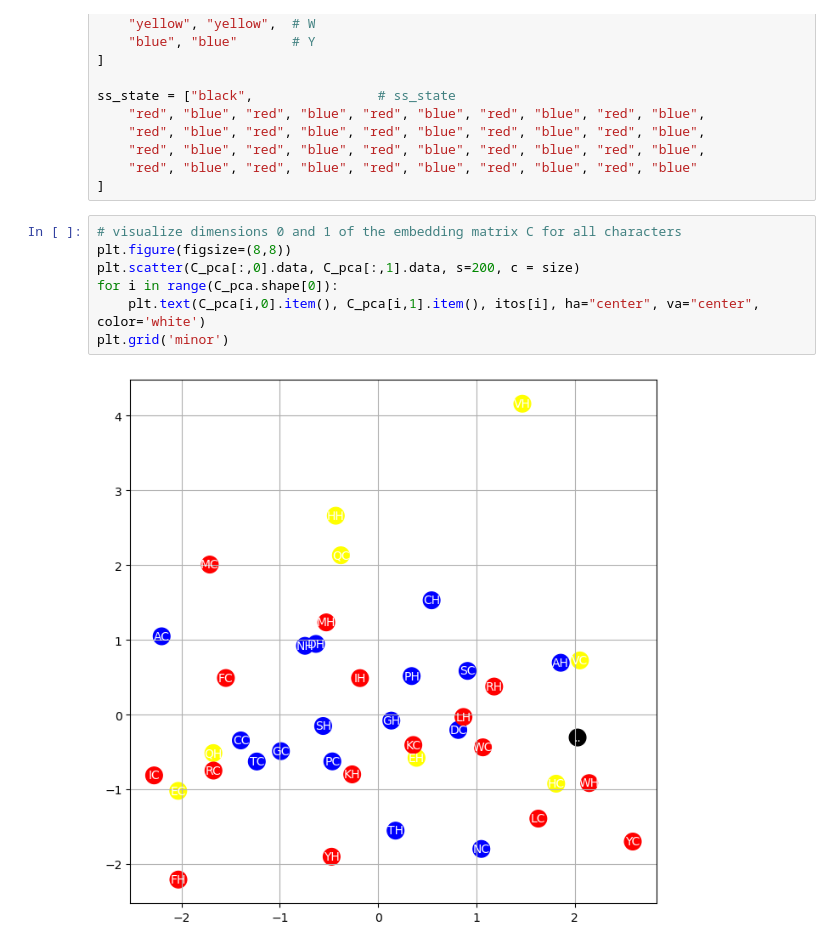
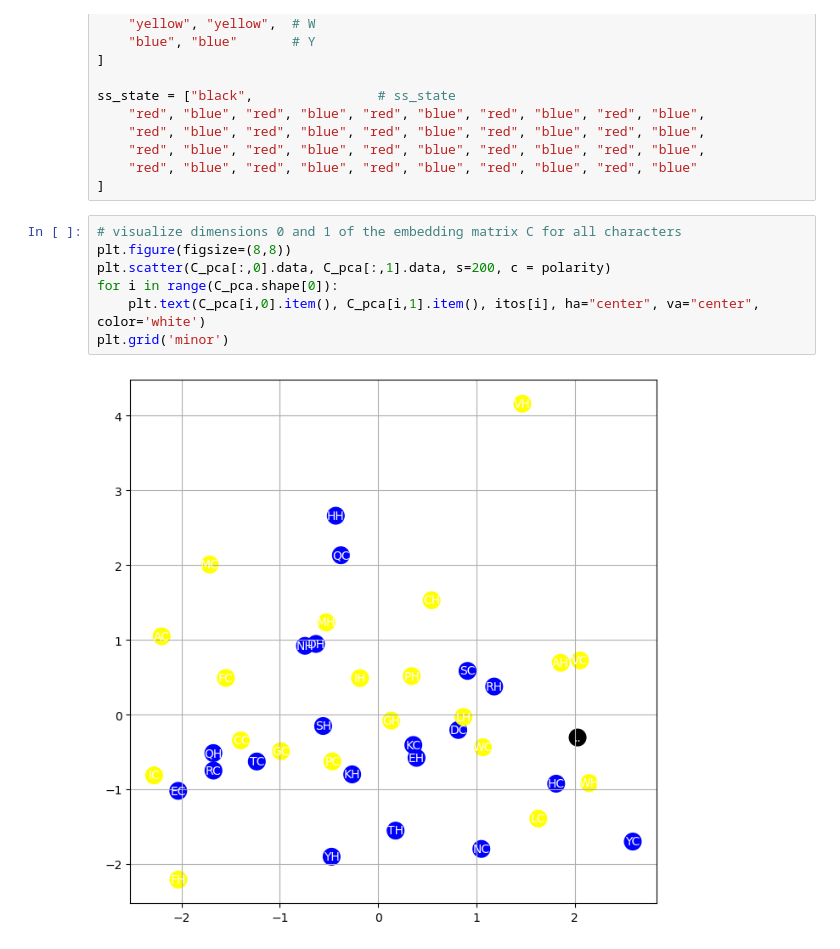
Before and after one commit to FrancescoCalvanese/ProtMakeMore, a Jupyter notebook: generation_ss2s.ipynb, the cells around one changed output. Drawn from its saved outputs; the diff is of its cells as text.

```diff
--- a/generation_ss2s.ipynb
+++ b/generation_ss2s.ipynb
@@ -657,9 +713,9 @@ ss_state = ["black",                # ss_state
 # %%
 # visualize dimensions 0 and 1 of the embedding matrix C for all characters
 plt.figure(figsize=(8,8))
-plt.scatter(C_pca[:,0].data, C_pca[:,1].data, s=200, c = size)
+plt.scatter(C_pca[:,0].data, C_pca[:,1].data, s=200, c = polarity)
 for i in range(C_pca.shape[0]):
     plt.text(C_pca[i,0].item(), C_pca[i,1].item(), itos[i], ha="center", va="center", color='white')
 plt.grid('minor')
 # %% [output]
-[figure, old version]
+[figure, new version]
```
Also changed, not shown: parts of 5 cells of this notebook, 9 other files.
